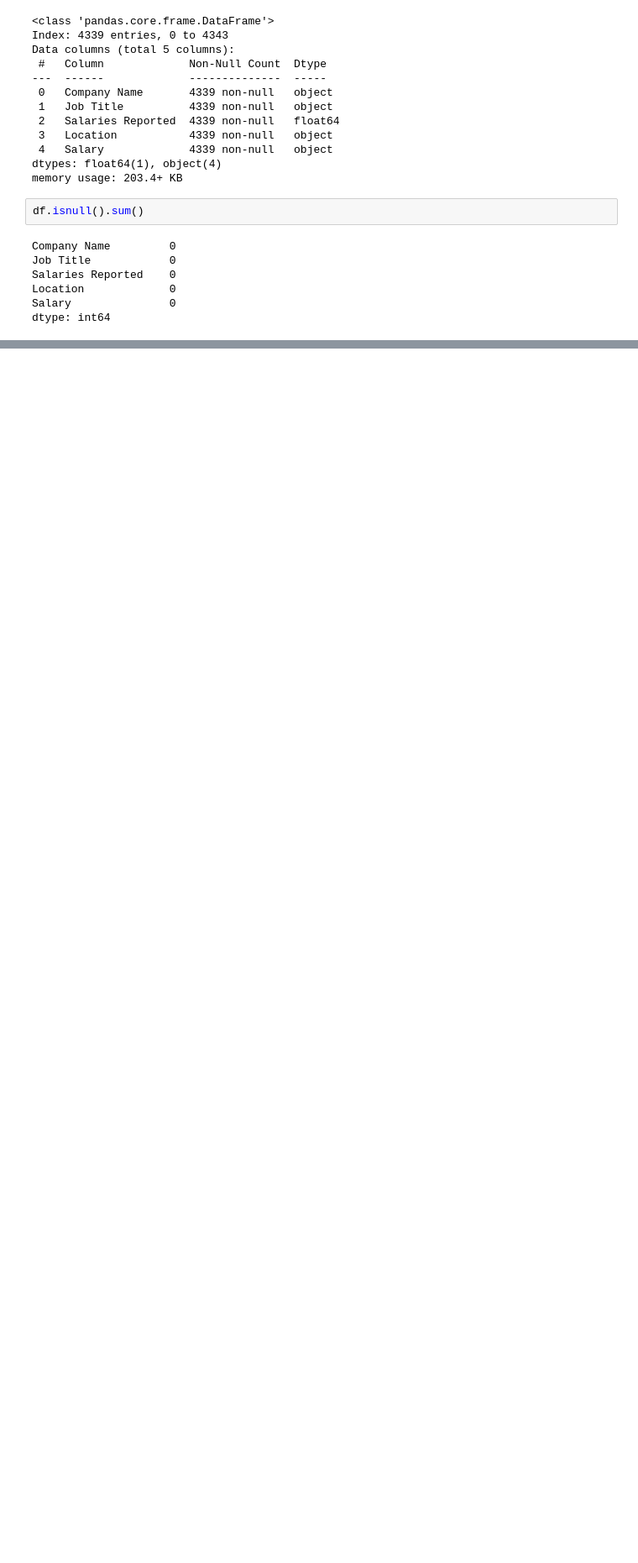
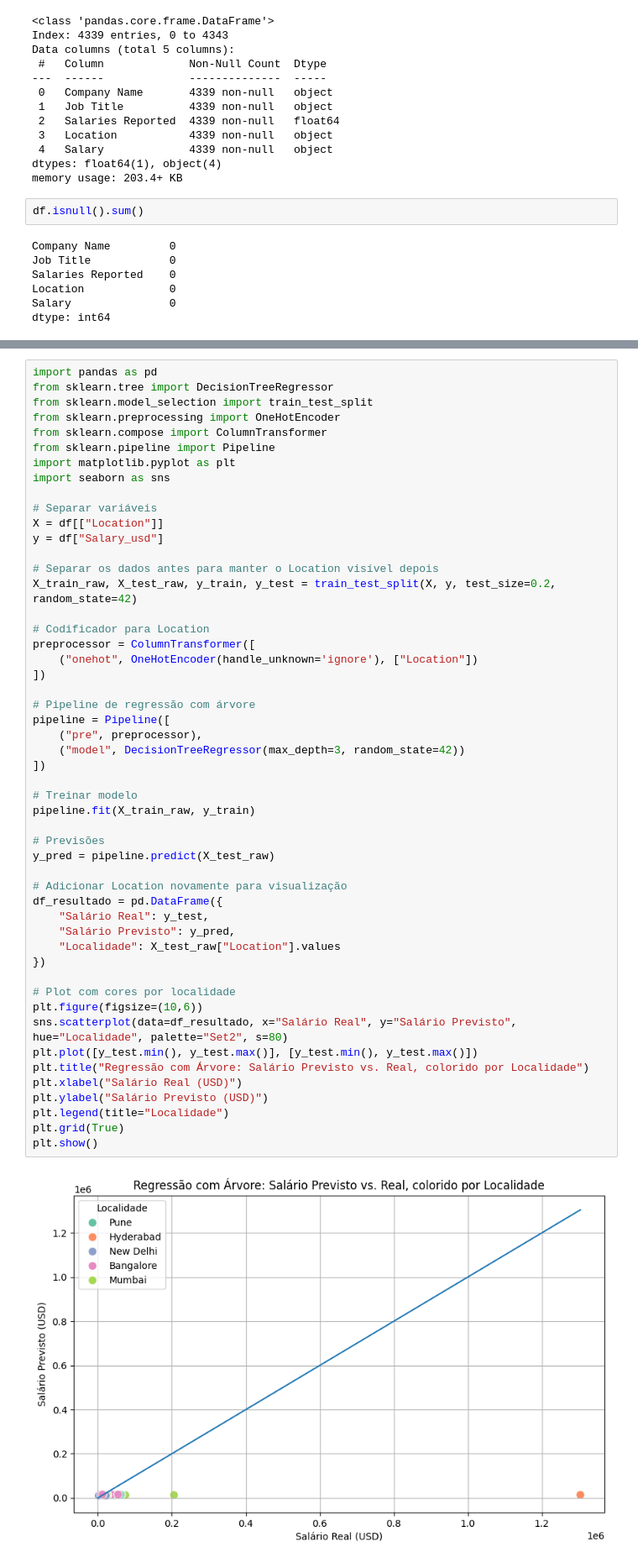
Before and after one commit to lanjos1/Salary-Estimation-Using-Regression-Model, a Jupyter notebook: Salary.ipynb, the cells around one changed output, grey strips where cells are left out. Shown: that part at 84% size. Cells and saved outputs as stored; diff of their text form; blank space fills up the shorter version.

```diff
--- a/Salary.ipynb
+++ b/Salary.ipynb
@@ -182,0 +212,53 @@ Index(['Company Name', 'Job Title', 'Salaries Reported', 'Salary',
+# %%
+import pandas as pd
+from sklearn.tree import DecisionTreeRegressor
+from sklearn.model_selection import train_test_split
+from sklearn.preprocessing import OneHotEncoder
+from sklearn.compose import ColumnTransformer
+from sklearn.pipeline import Pipeline
+import matplotlib.pyplot as plt
+import seaborn as sns
+
+# Separar variáveis
+X = df[["Location"]]
+y = df["Salary_usd"]
+
+# Separar os dados antes para manter o Location visível depois
+X_train_raw, X_test_raw, y_train, y_test = train_test_split(X, y, test_size=0.2, random_state=42)
+
+# Codificador para Location
+preprocessor = ColumnTransformer([
+    ("onehot", OneHotEncoder(handle_unknown='ignore'), ["Location"])
+])
+
+# Pipeline de regressão com árvore
+pipeline = Pipeline([
+    ("pre", preprocessor),
+    ("model", DecisionTreeRegressor(max_depth=3, random_state=42))
+])
+
+# Treinar modelo
+pipeline.fit(X_train_raw, y_train)
+
+# Previsões
+y_pred = pipeline.predict(X_test_raw)
+
+# Adicionar Location novamente para visualização
+df_resultado = pd.DataFrame({
+    "Salário Real": y_test,
+    "Salário Previsto": y_pred,
+    "Localidade": X_test_raw["Location"].values
+})
+
+# Plot com cores por localidade
+plt.figure(figsize=(10,6))
+sns.scatterplot(data=df_resultado, x="Salário Real", y="Salário Previsto", hue="Localidade", palette="Set2", s=80)
+plt.plot([y_test.min(), y_test.max()], [y_test.min(), y_test.max()])
+plt.title("Regressão com Árvore: Salário Previsto vs. Real, colorido por Localidade")
+plt.xlabel("Salário Real (USD)")
+plt.ylabel("Salário Previsto (USD)")
+plt.legend(title="Localidade")
+plt.grid(True)
+plt.show()
+# %% [output]
+[figure, added]
```
Also changed, not shown: parts of 4 cells of this notebook.
